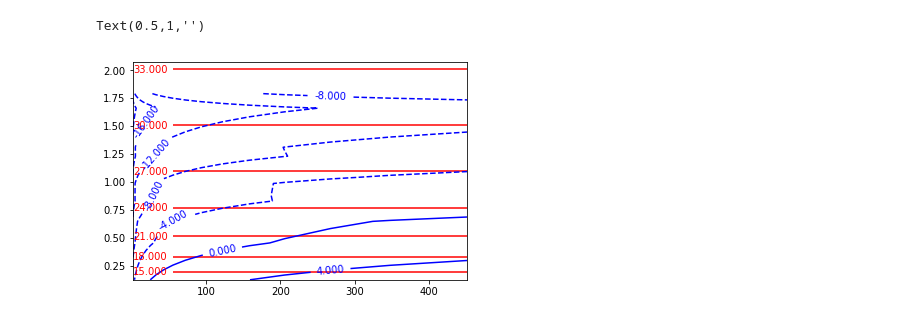
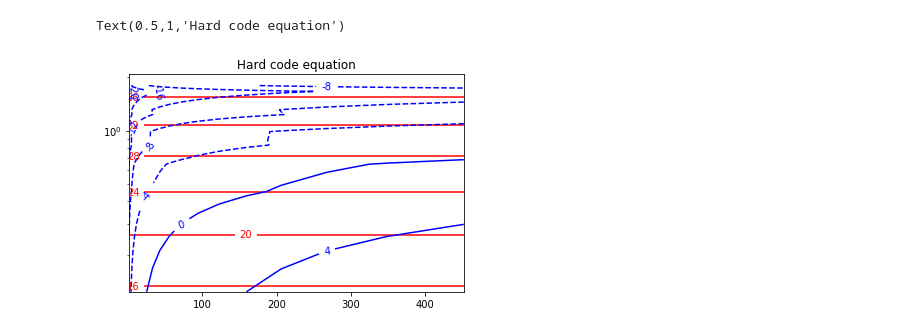
Before and after one commit to LoicNassif/CE-Irregular-Satellites, a Jupyter notebook: jupyter_examples/2DOpt.ipynb, the cells around one changed output. Saved outputs shown, nothing was run; the diff lists cells and outputs as text; code cells hidden in the pictures.

```diff
--- a/jupyter_examples/2DOpt.ipynb
+++ b/jupyter_examples/2DOpt.ipynb
@@ -59,7 +42,7 @@ def age_sampler():
 # %%
-def aoptChar(Lstar, Mstar, Tstar, Mtot, tage, dpl):
+def aoptChar(Lstar, Mstar, Tstar, Mtot, tage, dpl, a):
     star = swarms.Star(Lstar, Mstar, Tstar, d=dpl)
-    planet = draw_planet(star, tage)
+    planet = draw_planet(star, tage, a)
     if planet is None:
         return aoptChar(Mstar, Mtot, tage, dapl) # do it again
     Dc = loguniform(1e4, 1e6) # m
@@ -95,13 +78,15 @@ Ls = np.array(Ls)*LSUN
 Ms = np.array(Ms)*MSUN
 dpl = np.array(apl)/0.7
 dpl = dpl*PC
+apl = apl*AU
 # %%
 # create the mesh
 TS, DPL = np.meshgrid(Ts, dpl)
 LS, DPL = np.meshgrid(Ls, dpl)
 MS, DPL = np.meshgrid(Ms, dpl)
+APL, DPL = np.meshgrid(apl, dpl)
 # %%
-AOPT, IMAG = aoptChar(LS, MS, TS, M0, age, DPL)
+AOPT, IMAG = aoptChar(LS, MS, TS, M0, age, DPL, APL)
 # %%
 MSIMAG = []
 IMAGREAL = []
@@ -125,13 +110,13 @@ DPLIMAG = np.array(DPLIMAG)
 # %%
 # plot contour map
 fig, ax = plt.subplots()
 CS = ax.contour(DPL/PC, MS/MSUN, AOPT/AU, colors='r')
 CS2 = ax.contour(DPLIMAG/PC, MSIMAG/MSUN, IMAGREAL, colors='b')
-ax.clabel(CS, inline=1, fontsize=10)
-ax.clabel(CS2, inline=1, fontsize=10)
+ax.clabel(CS, inline=1, fontsize=10, fmt='%1i')
+ax.clabel(CS2, inline=1, fontsize=10, fmt='%1i')
 #ax.set_xscale('log')
-#ax.set_yscale('log')
-ax.set_title('')
+ax.set_yscale('log')
+ax.set_title('Hard code equation')
 # %% [output]
-Text(0.5,1,'')
+Text(0.5,1,'Hard code equation')
-[figure, old version]
+[figure, new version]
```
Also changed, not shown: parts of 8 cells of this notebook, 1 other file.
